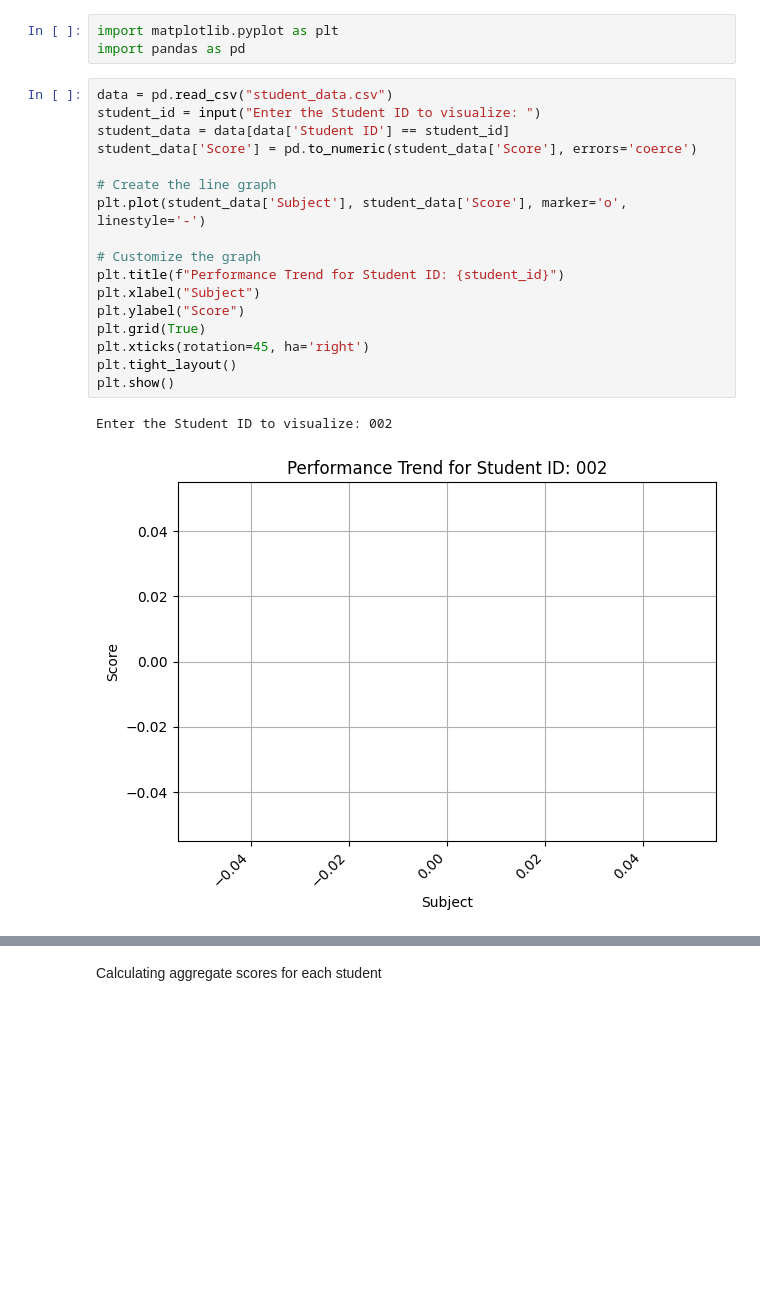
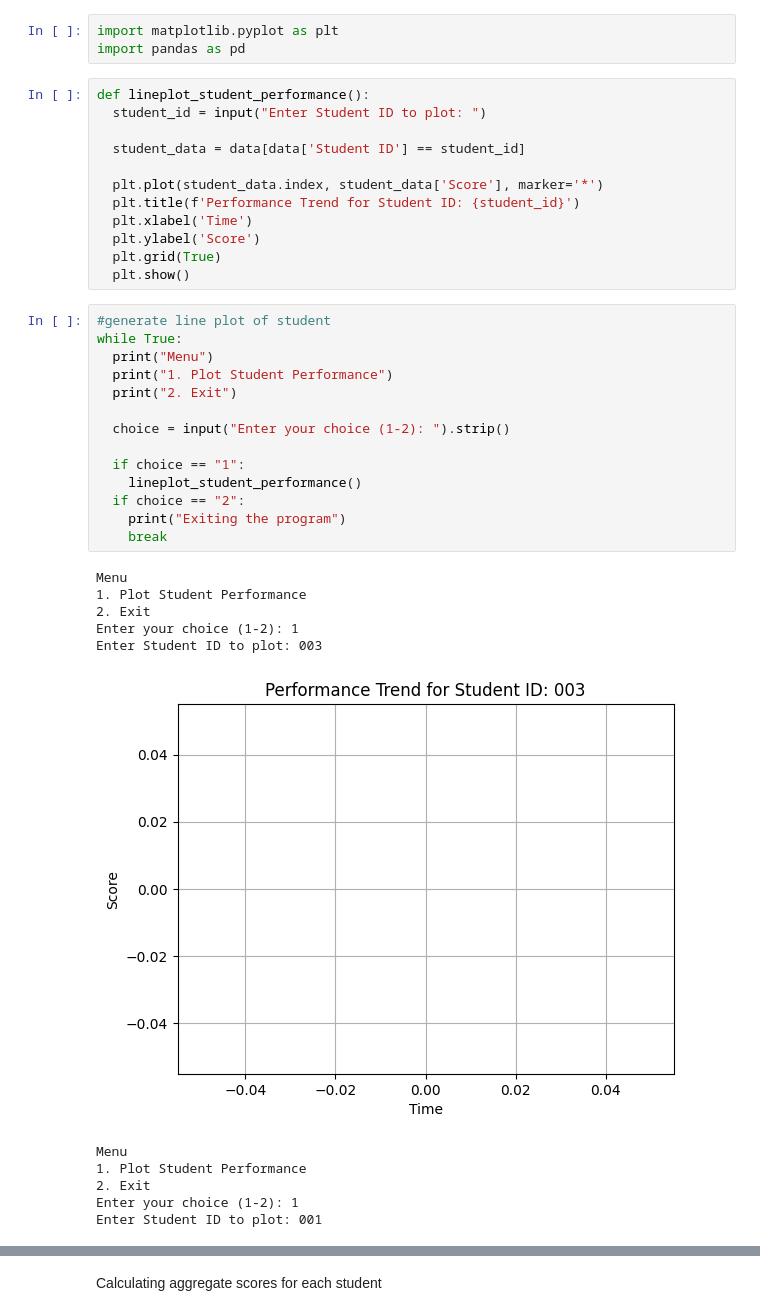
Before and after one commit to Atifa14/EDGE-project-09, a Jupyter notebook: Final_Project09.ipynb, the cells around one changed output, grey strips where cells are left out. Drawn from its saved outputs; the diff is of its cells as text; blank space fills up the shorter version.

```diff
--- a/Final_Project09.ipynb
+++ b/Final_Project09.ipynb
@@ -239,22 +261,40 @@ Creating a line graph
 import matplotlib.pyplot as plt
 import pandas as pd
 # %%
-data = pd.read_csv("student_data.csv")
-student_id = input("Enter the Student ID to visualize: ")
-student_data = data[data['Student ID'] == student_id]
-student_data['Score'] = pd.to_numeric(student_data['Score'], errors='coerce')
+def lineplot_student_performance():
+  student_id = input("Enter Student ID to plot: ")
 
-# Create the line graph
-plt.plot(student_data['Subject'], student_data['Score'], marker='o', linestyle='-')
+  student_data = data[data['Student ID'] == student_id]
 
-# Customize the graph
-plt.title(f"Performance Trend for Student ID: {student_id}")
-plt.xlabel("Subject")
-plt.ylabel("Score")
-plt.grid(True)
-plt.xticks(rotation=45, ha='right')
-plt.tight_layout()
-plt.show()
+  plt.plot(student_data.index, student_data['Score'], marker='*')
+  plt.title(f'Performance Trend for Student ID: {student_id}')
+  plt.xlabel('Time')
+  plt.ylabel('Score')
+  plt.grid(True)
+  plt.show()
-# %% [output]
-Enter the Student ID to visualize: 002
-[figure, removed]
+# %%
+#generate line plot of student
+while True:
+  print("Menu")
+  print("1. Plot Student Performance")
+  print("2. Exit")
+
+  choice = input("Enter your choice (1-2): ").strip()
+
+  if choice == "1":
+    lineplot_student_performance()
+  if choice == "2":
+    print("Exiting the program")
+    break
+# %% [output]
+Menu
+1. Plot Student Performance
+2. Exit
+Enter your choice (1-2): 1
+Enter Student ID to plot: 003
+[figure, added]
+Menu
+1. Plot Student Performance
+2. Exit
+Enter your choice (1-2): 1
+Enter Student ID to plot: 001
```
Also changed, not shown: parts of 27 cells of this notebook.
